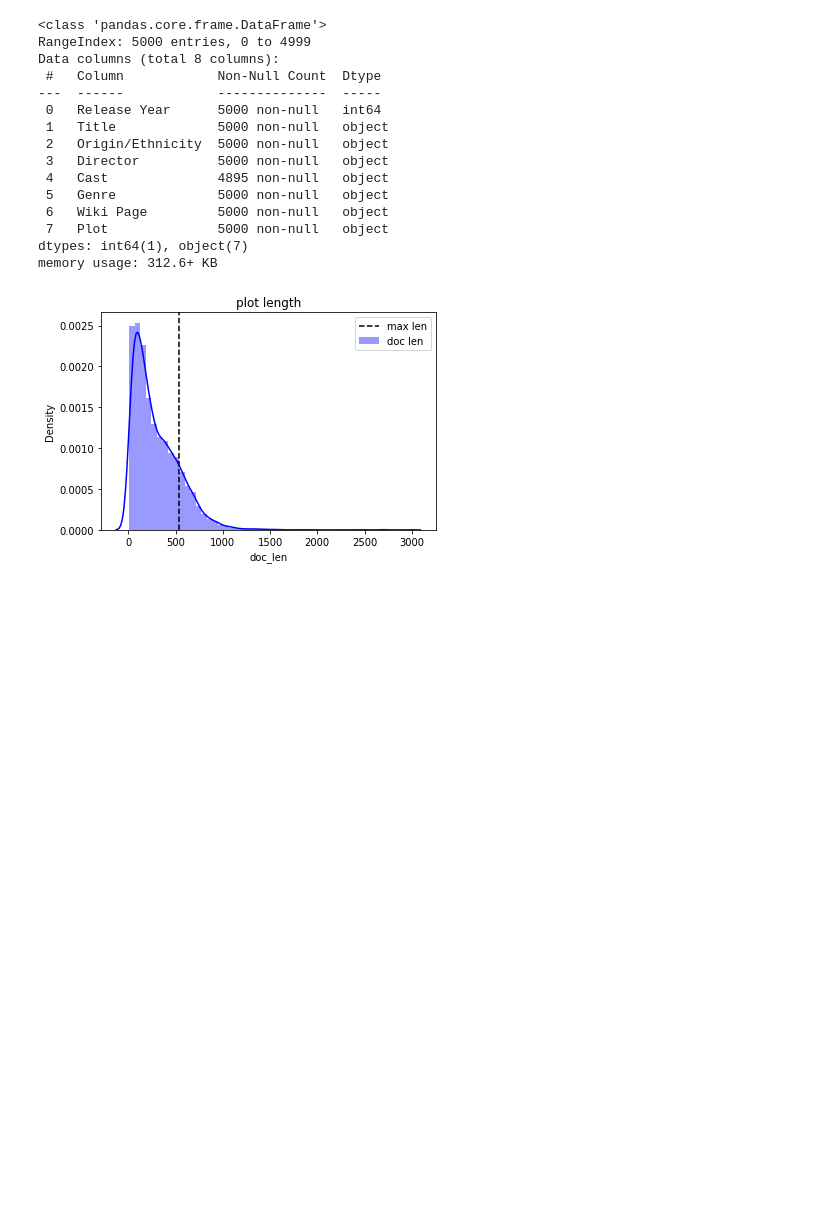
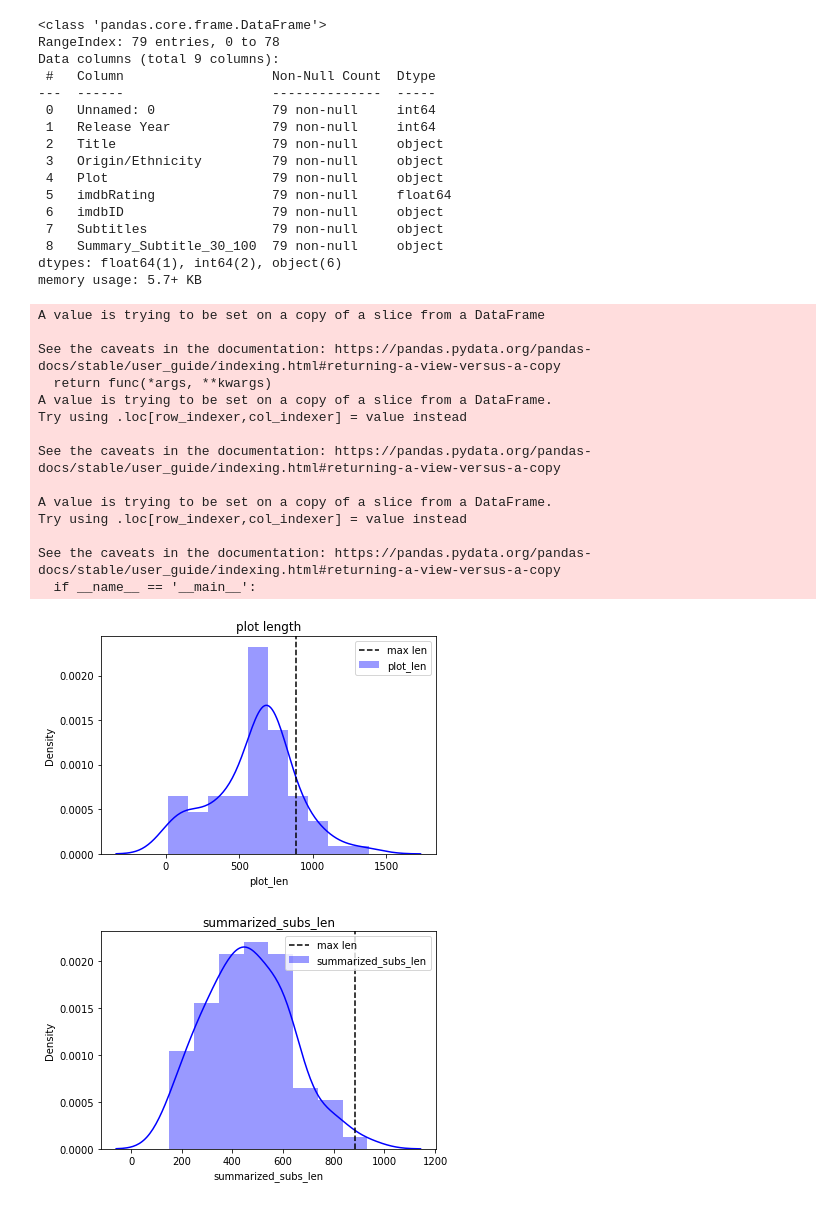
Before and after one commit to SanketSapkal/semantic_search, a Jupyter notebook: semantic_search_fine_tune.ipynb, the cells around one changed output. Cells and saved outputs as stored; diff of their text form; code cells hidden in the pictures; blank space fills up the shorter version.

```diff
--- a/semantic_search_fine_tune.ipynb
+++ b/semantic_search_fine_tune.ipynb
@@ -45,35 +29,62 @@ Mounted at /content/gdrive
 # %%
 # Comment this block for local execution
-data = pd.read_csv('/content/gdrive/My Drive/NLP/wiki_movie_plots_deduped.csv')
+data = pd.read_csv('/content/gdrive/My Drive/NLP_Dataset/Summary_SummarizedSubtitle_30_100_Final.csv')
 # data = pd.read_csv('/content/gdrive/My Drive/Projects/NLP Project/wiki_movie_plots_deduped.csv')
-data = data.iloc[:5000]
+# data = data.iloc[:5000]
 data.info()
 # %% [output]
 <class 'pandas.core.frame.DataFrame'>
-RangeIndex: 5000 entries, 0 to 4999
-Data columns (total 8 columns):
- #   Column            Non-Null Count  Dtype
----  ------            --------------  -----
- 0   Release Year      5000 non-null   int64
- 1   Title             5000 non-null   object
- 2   Origin/Ethnicity  5000 non-null   object
- 3   Director          5000 non-null   object
- 4   Cast              4895 non-null   object
- 5   Genre             5000 non-null   object
- 6   Wiki Page         5000 non-null   object
- 7   Plot              5000 non-null   object
-dtypes: int64(1), object(7)
-memory usage: 312.6+ KB
+RangeIndex: 79 entries, 0 to 78
+Data columns (total 9 columns):
+ #   Column                   Non-Null Count  Dtype
+---  ------                   --------------  -----
+ 0   Unnamed: 0               79 non-null     int64
+ 1   Release Year             79 non-null     int64
+ 2   Title                    79 non-null     object
+ 3   Origin/Ethnicity         79 non-null     object
+ 4   Plot                     79 non-null     object
+ 5   imdbRating               79 non-null     float64
+ 6   imdbID                   79 non-null     object
+ 7   Subtitles                79 non-null     object
+ 8   Summary_Subtitle_30_100  79 non-null     object
+dtypes: float64(1), int64(2), object(6)
+memory usage: 5.7+ KB
 # %%
-data = data[['Title', 'Plot']]
+plot_column_name = "Plot"
+plot_summarized_column_name = "Summary_Subtitle_30_100"
+
+data = data[['Title', plot_column_name, plot_summarized_column_name]]
 data.dropna(inplace=True)
-data.drop_duplicates(subset=['Plot'], inplace=True)
+data.drop_duplicates(subset=[plot_column_name, plot_summarized_column_name], inplace=True)
 
-data['doc_len'] = data['Plot'].apply(lambda words: len(words.split()))
-max_seq_len = np.round(data['doc_len'].mean() + data['doc_len'].std()).astype(int)
-sns.distplot(data['doc_len'], hist=True, kde=True, color='b', label='doc len')
+data['plot_len'] = data[plot_column_name].apply(lambda words: len(words.split()))
+data['summarized_subs_len'] = data[plot_summarized_column_name].apply(lambda words: len(words.split()))
+
+max_seq_len = np.round(data['plot_len'].mean() + data['plot_len'].std()).astype(int)
+sns.distplot(data['plot_len'], hist=True, kde=True, color='b', label='plot_len')
 plt.axvline(x=max_seq_len, color='k', linestyle='--', label='max len')
 plt.title('plot length'); plt.legend()
 plt.show()
+
+max_seq_len_1 = np.round(data['summarized_subs_len'].mean() + data['summarized_subs_len'].std()).astype(int)
+sns.distplot(data['summarized_subs_len'], hist=True, kde=True, color='b', label='summarized_subs_len')
+plt.axvline(x=max_seq_len, color='k', linestyle='--', label='max len')
+plt.title('summarized_subs_len'); plt.legend()
+plt.show()
 # %% [output]
+A value is trying to be set on a copy of a slice from a DataFrame
+
+See the caveats in the documentation: https://pandas.pydata.org/pandas-docs/stable/user_guide/indexing.html#returning-a-view-versus-a-copy
+  return func(*args, **kwargs)
+A value is trying to be set on a copy of a slice from a DataFrame.
+Try using .loc[row_indexer,col_indexer] = value instead
+
+See the caveats in the documentation: https://pandas.pydata.org/pandas-docs/stable/user_guide/indexing.html#returning-a-view-versus-a-copy
+
+A value is trying to be set on a copy of a slice from a DataFrame.
+Try using .loc[row_indexer,col_indexer] = value instead
+
+See the caveats in the documentation: https://pandas.pydata.org/pandas-docs/stable/user_guide/indexing.html#returning-a-view-versus-a-copy
+  if __name__ == '__main__':
-[figure, old version]
+[figure, new version]
+[figure, added]
```
Also changed, not shown: parts of 29 cells of this notebook.
